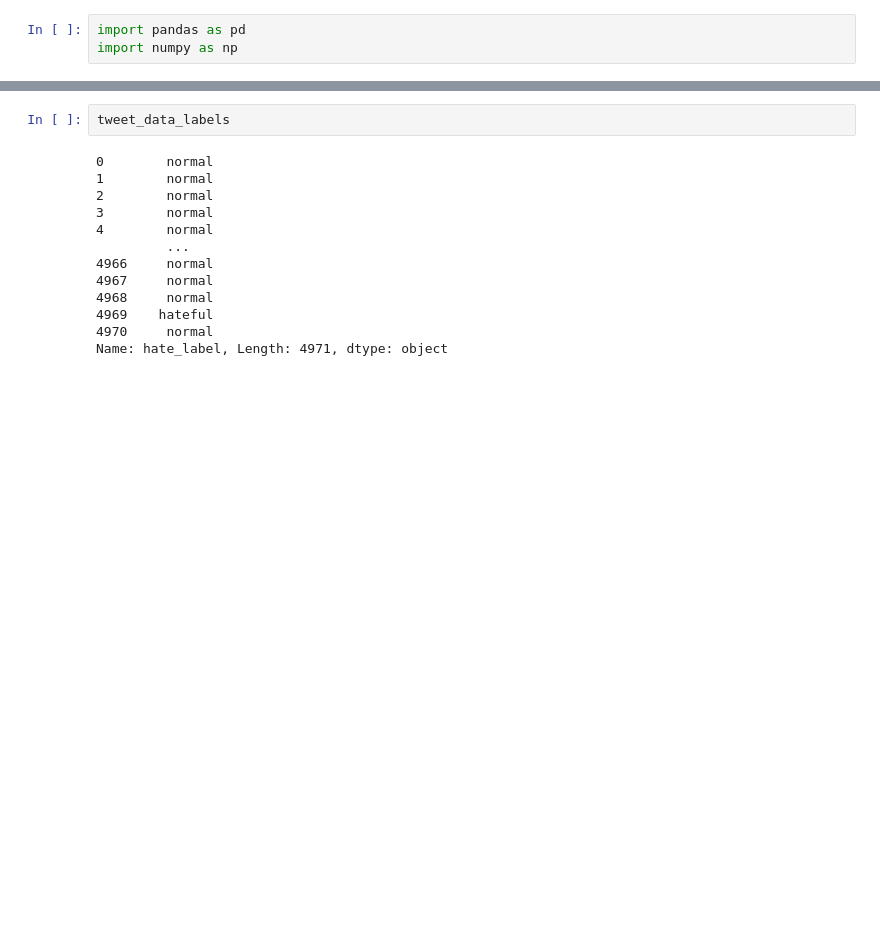
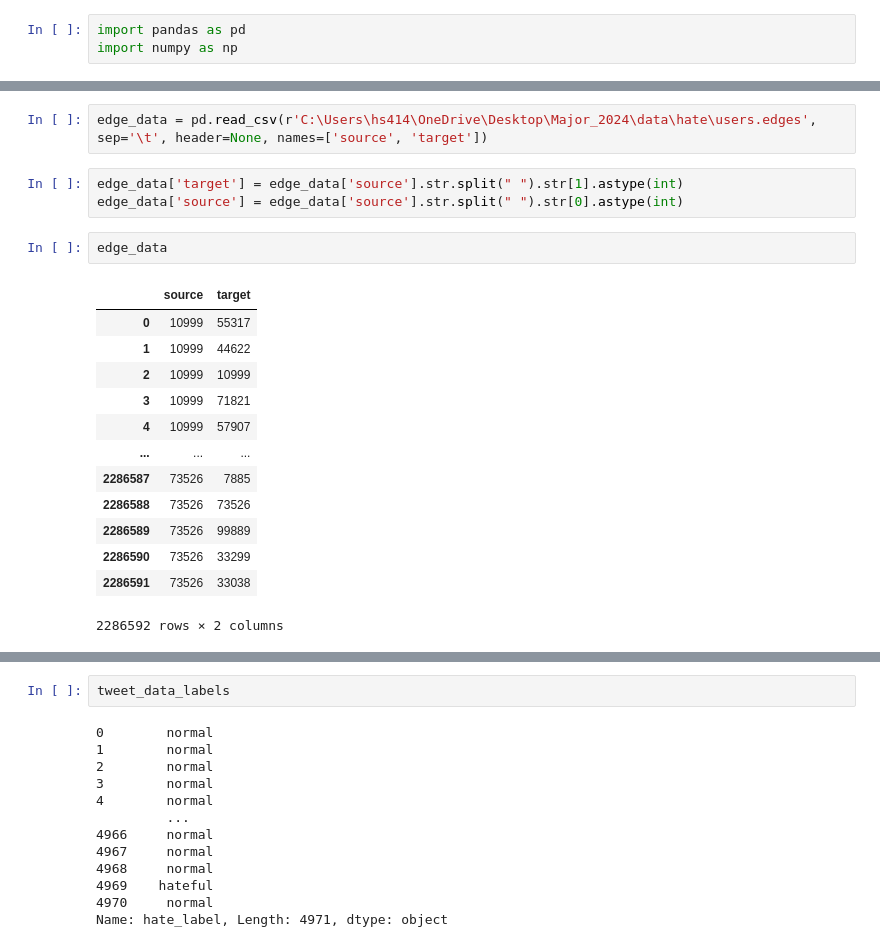
Before and after one commit to hs414171/Major_2024, a Jupyter notebook: gcnn.ipynb, the cells around one changed output, grey strips where cells are left out. Drawn from its saved outputs; the diff is of its cells as text; blank space fills up the shorter version.

```diff
--- a/gcnn.ipynb
+++ b/gcnn.ipynb
@@ -121,0 +55,21 @@ tweet_data.head()
+# %%
+edge_data = pd.read_csv(r'C:\Users\hs414\OneDrive\Desktop\Major_2024\data\hate\users.edges', sep='\t', header=None, names=['source', 'target'])
+# %%
+edge_data['target'] = edge_data['source'].str.split(" ").str[1].astype(int)
+edge_data['source'] = edge_data['source'].str.split(" ").str[0].astype(int)
+# %%
+edge_data
+# %% [output]
+|  | source | target |
+| 0 | 10999 | 55317 |
+| 1 | 10999 | 44622 |
+| 2 | 10999 | 10999 |
+| 3 | 10999 | 71821 |
+| 4 | 10999 | 57907 |
+| ... | ... | ... |
+| 2286587 | 73526 | 7885 |
+| 2286588 | 73526 | 73526 |
+| 2286589 | 73526 | 99889 |
+| 2286590 | 73526 | 33299 |
+| 2286591 | 73526 | 33038 |
+2286592 rows × 2 columns
```
Also changed, not shown: parts of 38 cells of this notebook, 5 other files.
